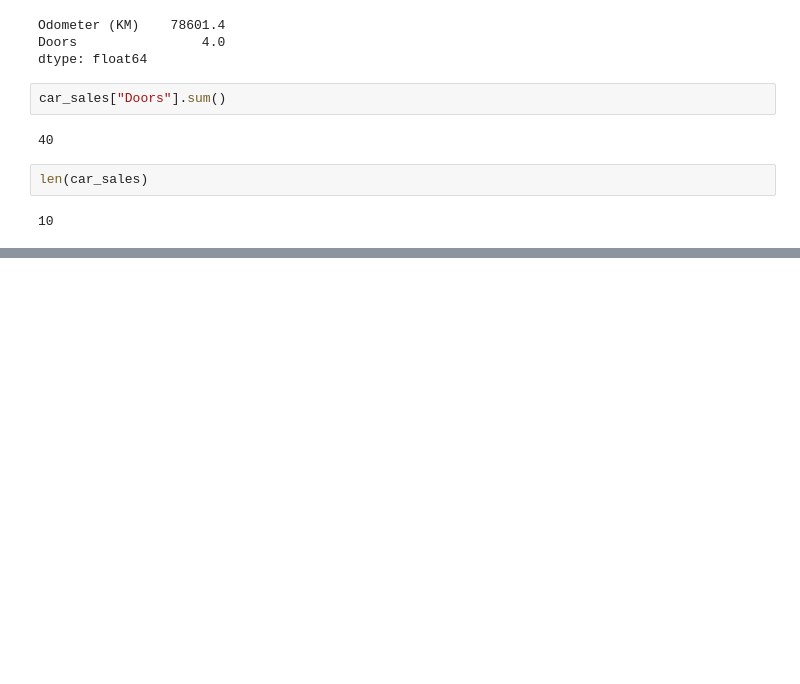
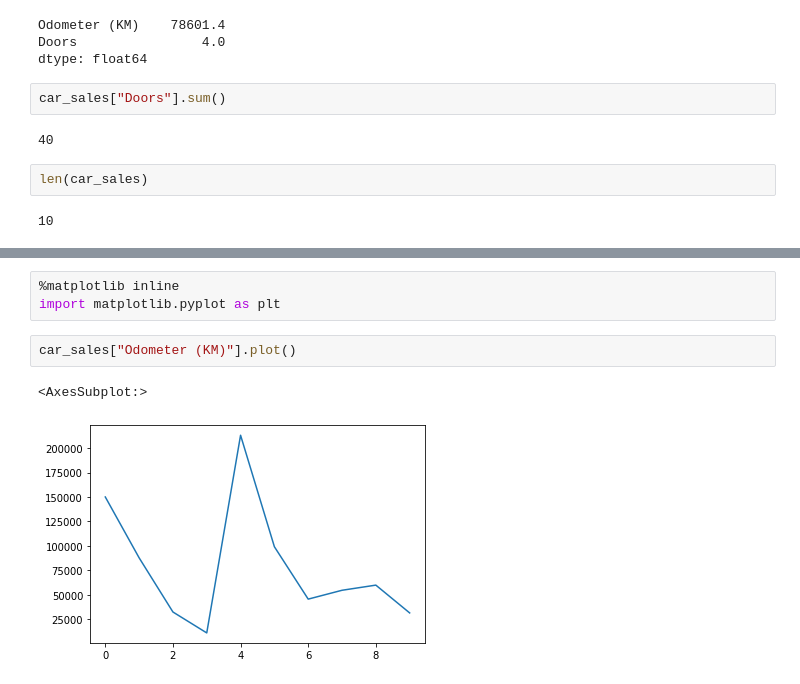
Before and after one commit to rajihawa/machine-learning-drafts, a Jupyter notebook: pandas/pandas_playground.ipynb, the cells around one changed output, grey strips where cells are left out. Drawn from its saved outputs; the diff is of its cells as text; blank space fills up the shorter version.

```diff
--- a/pandas/pandas_playground.ipynb
+++ b/pandas/pandas_playground.ipynb
@@ -128,0 +261,8 @@ len(car_sales)
+# %%
+%matplotlib inline
+import matplotlib.pyplot as plt
+# %%
+car_sales["Odometer (KM)"].plot()
+# %% [output]
+<AxesSubplot:>
+[figure, added]
```
Also changed, not shown: parts of 19 cells of this notebook.
